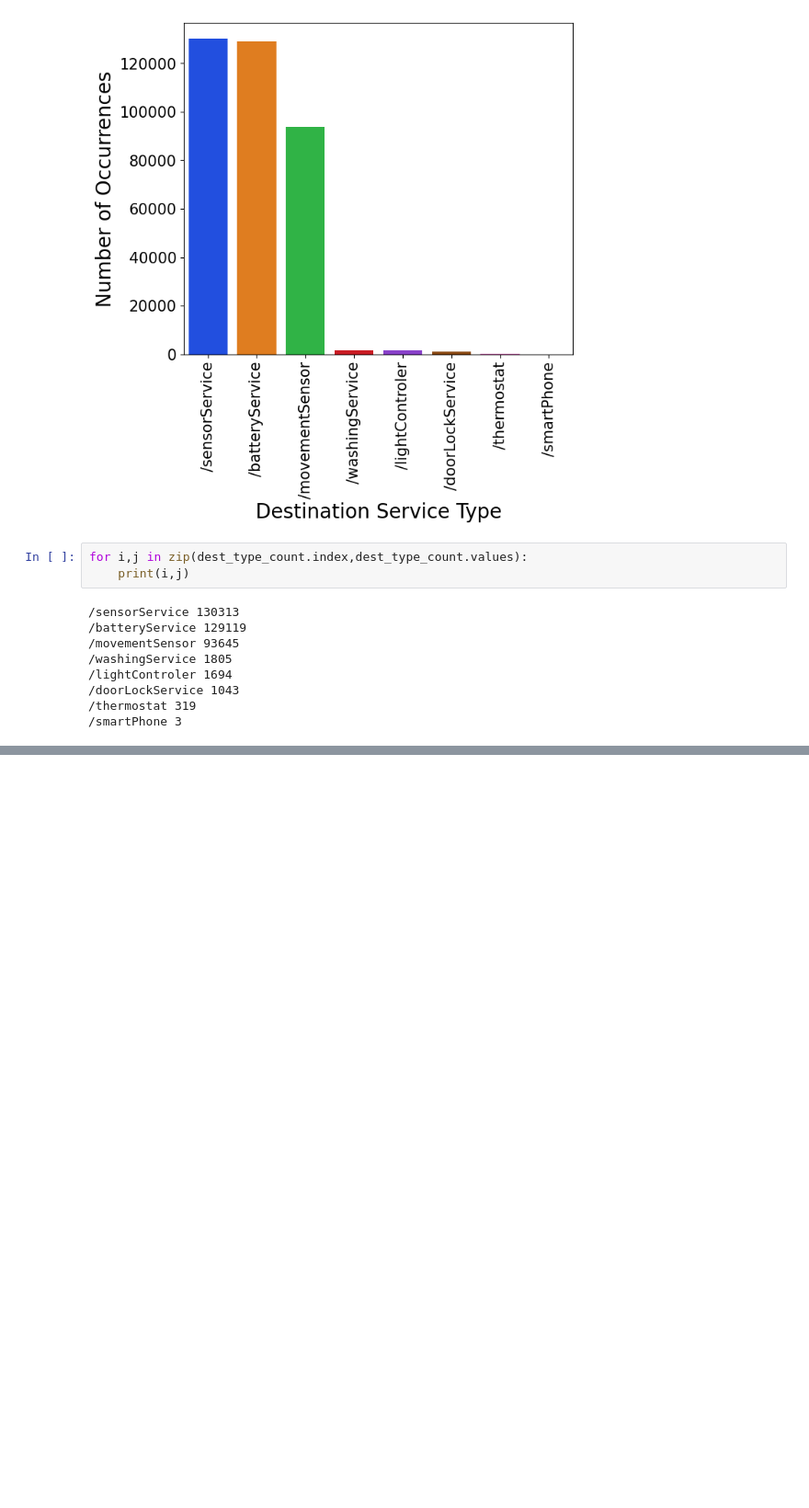
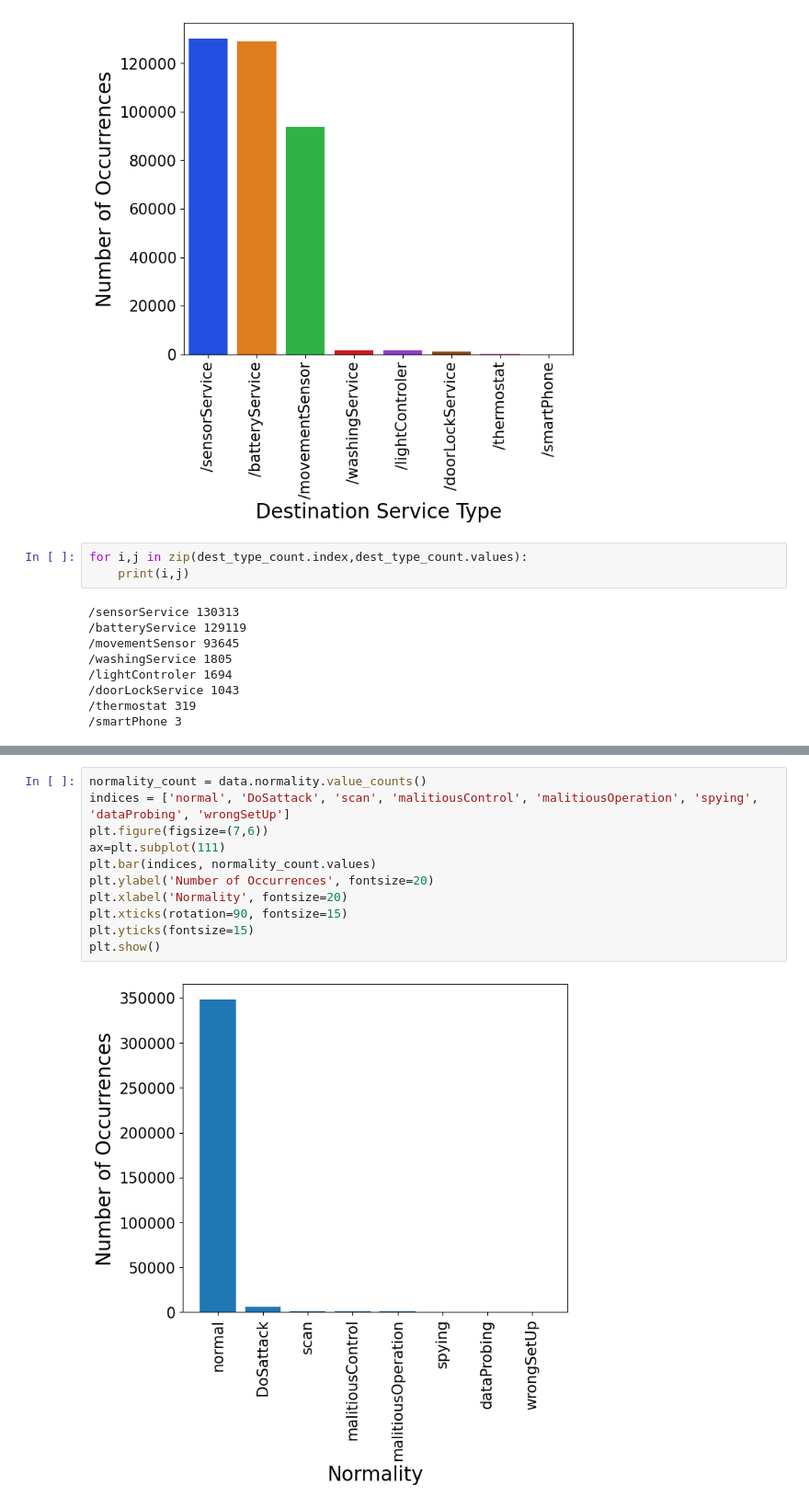
Before and after one commit to Gsuyash20/AnomalyDetect, a Jupyter notebook: Untitled.ipynb, the cells around one changed output, grey strips where cells are left out. Shown at 92% size. Saved outputs shown, nothing was run; the diff lists cells and outputs as text; blank space fills up the shorter version.

```diff
--- a/Untitled.ipynb
+++ b/Untitled.ipynb
@@ -312,0 +362,13 @@ for i,j in zip(dest_type_count.index,dest_type_count.values):
+# %%
+normality_count = data.normality.value_counts()
+indices = ['normal', 'DoSattack', 'scan', 'malitiousControl', 'malitiousOperation', 'spying', 'dataProbing', 'wrongSetUp']
+plt.figure(figsize=(7,6))
+ax=plt.subplot(111)
+plt.bar(indices, normality_count.values)
+plt.ylabel('Number of Occurrences', fontsize=20)
+plt.xlabel('Normality', fontsize=20)
+plt.xticks(rotation=90, fontsize=15)
+plt.yticks(fontsize=15)
+plt.show()
+# %% [output]
+[figure, added]
```
Also changed, not shown: parts of 8 cells of this notebook.
